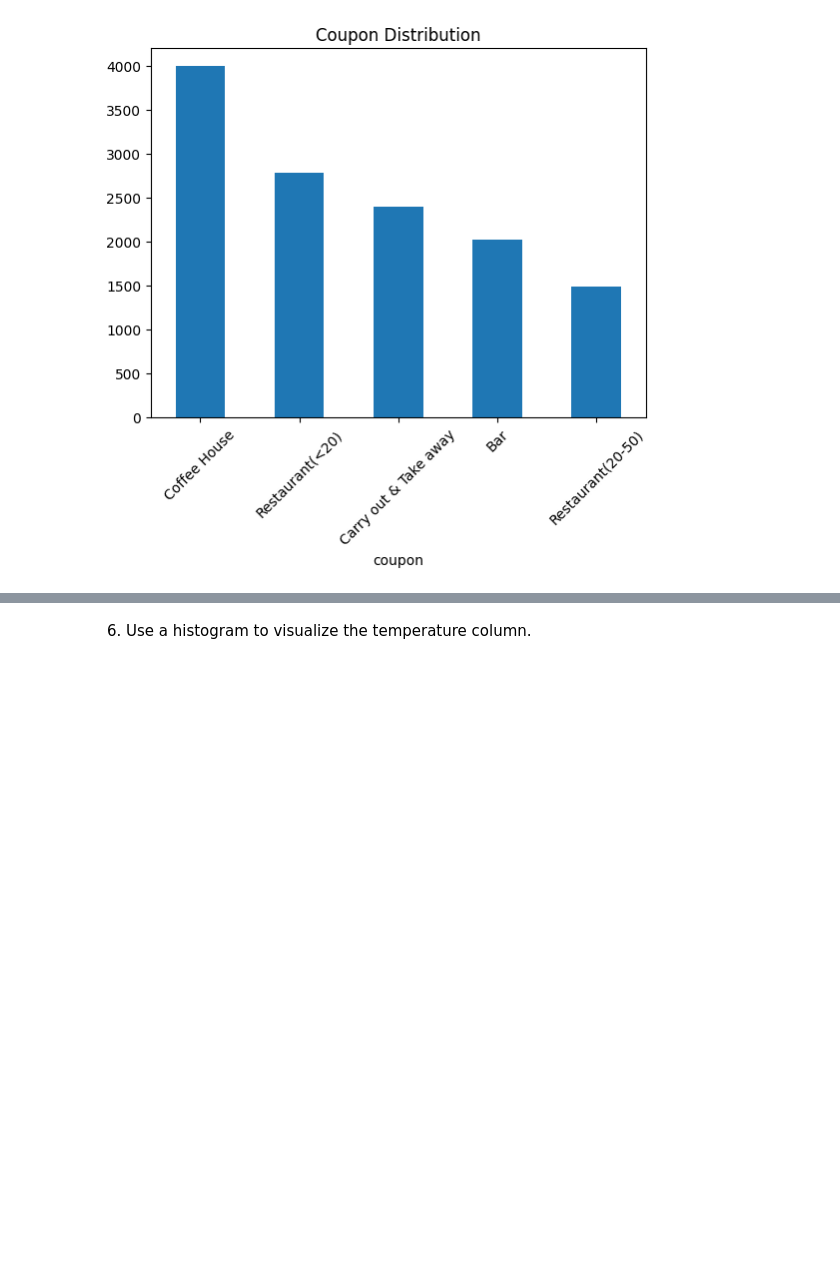
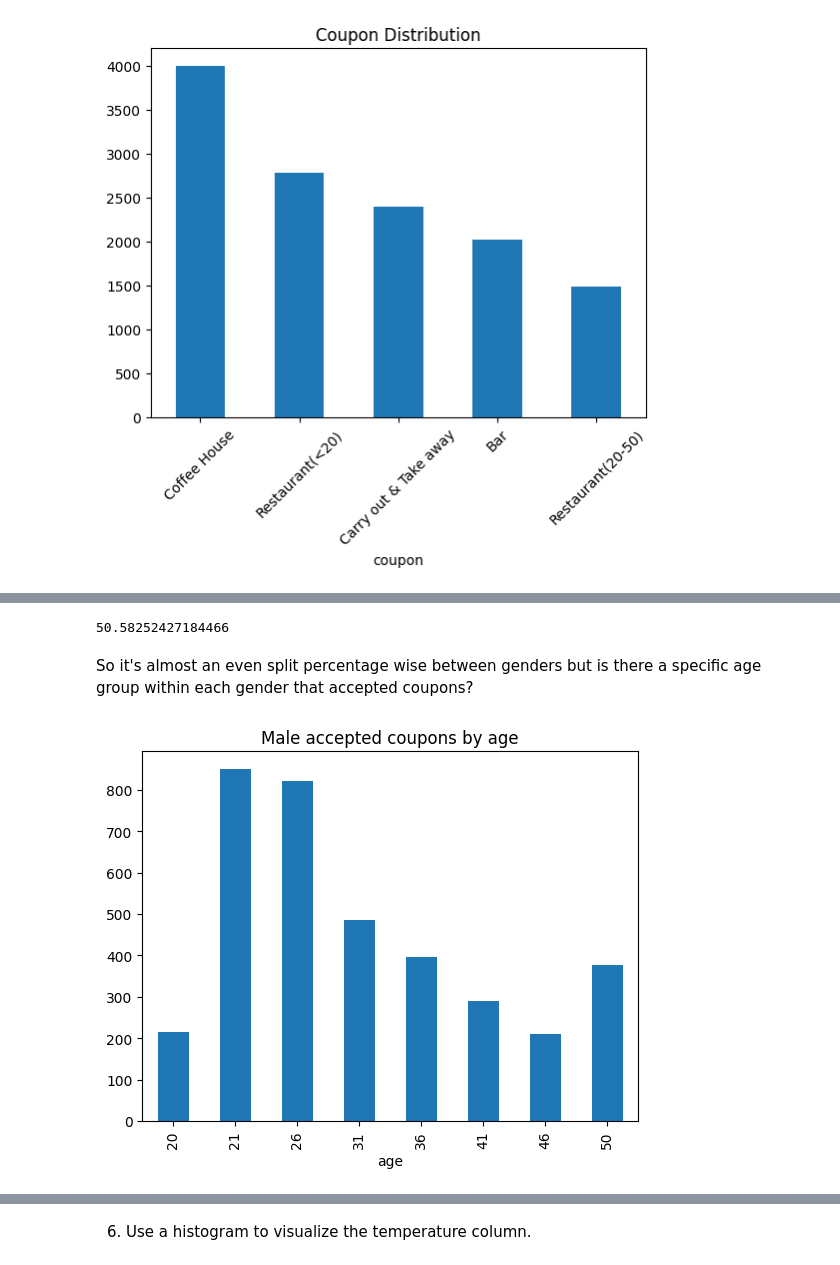
Before and after one commit to coconut808/ML-AI, a Jupyter notebook: week5/prompt.ipynb, the cells around one changed output, grey strips where cells are left out. Saved outputs shown, nothing was run; the diff lists cells and outputs as text; code cells hidden in the pictures; blank space fills up the shorter version.

```diff
--- a/week5/prompt.ipynb
+++ b/week5/prompt.ipynb
@@ -300,0 +344,15 @@ plt.show()
+# %%
+men_accepted_coupons = len(data[(data['Y'] == 1) & (data['gender'] == 'Male')])
+total_coupons_accepted = len(data.query("Y == 1"))
+percentage_of_male_accepted = (men_accepted_coupons / total_coupons_accepted) * 100
+percentage_of_male_accepted
+# %% [output]
+50.58252427184466
+# %% [markdown]
+So it's almost an even split percentage wise between genders but is there a specific age group within each gender that accepted coupons?
+# %%
+men_accepted_coupons_by_age = data[(data['Y'] == 1) & (data['gender'] == 'Male')]['age'].value_counts()
+men_accepted_coupons_by_age.sort_index().plot(kind='bar', title='Male accepted coupons by age')
+plt.show()
+# %% [output]
+[figure, added]
```
Also changed, not shown: parts of 21 cells of this notebook.
